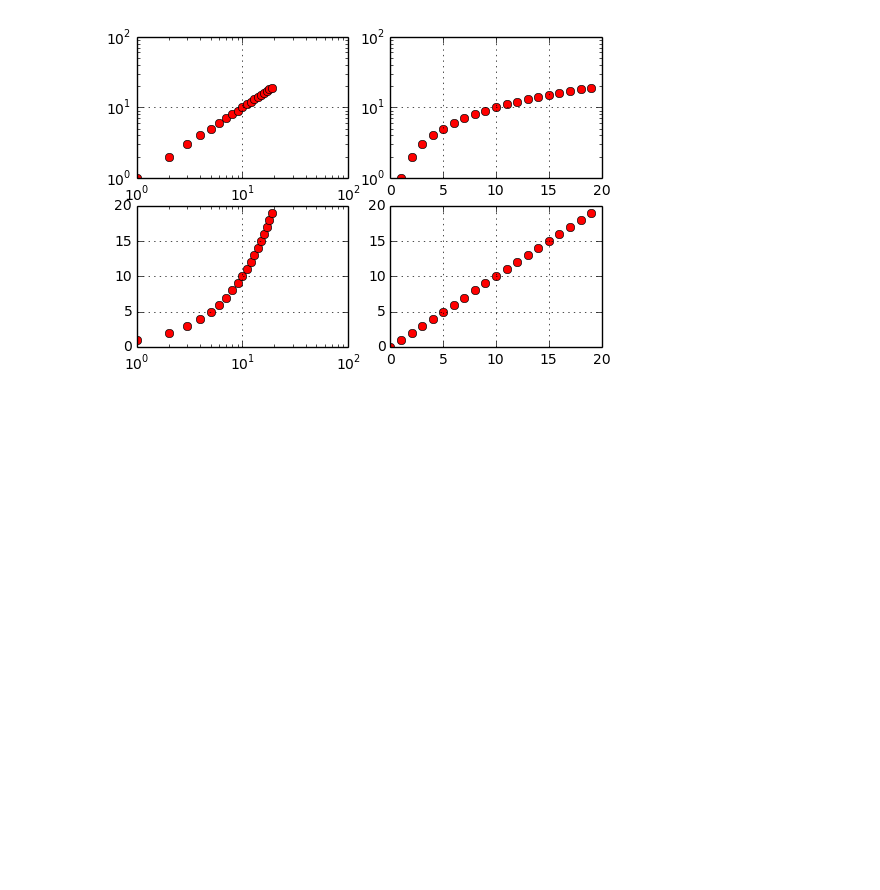
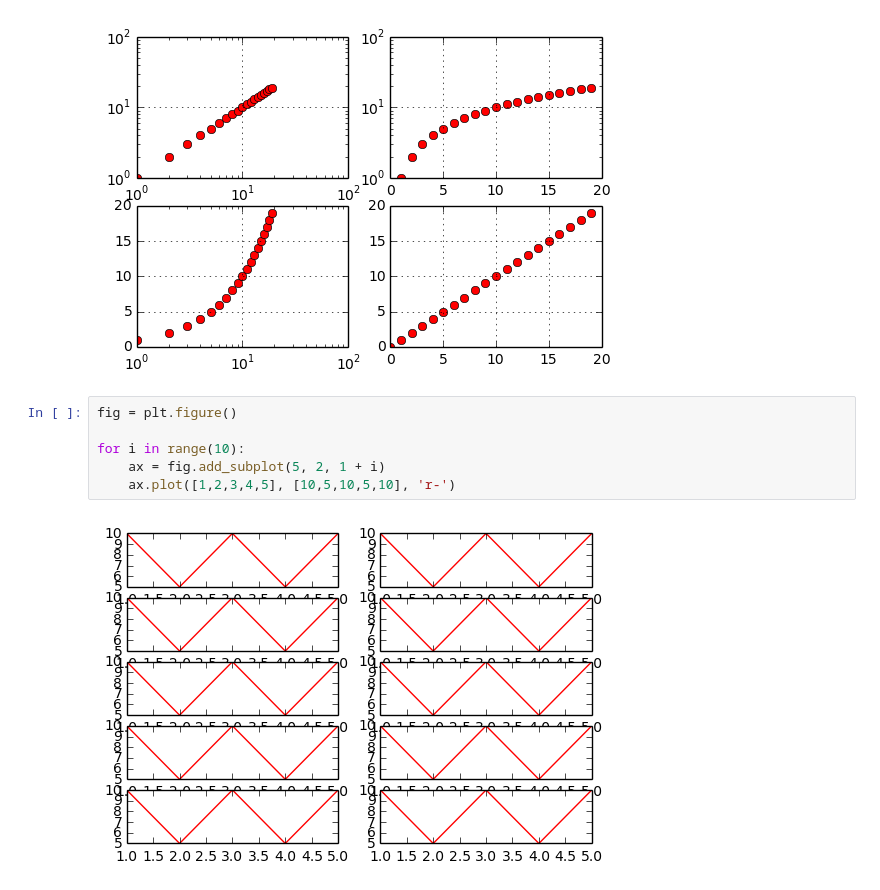
Before and after one commit to Aniket1313/NeuralNetworkNotebooks, a Jupyter notebook: matplotlib Practice.ipynb, the cells around one changed output. Drawn from its saved outputs; the diff is of its cells as text; blank space fills up the shorter version.

```diff
--- a/matplotlib Practice.ipynb
+++ b/matplotlib Practice.ipynb
@@ -158,3 +158,11 @@ plt.grid(True)
 plt.show()
 # %% [output]
 [figure]
+# %%
+fig = plt.figure()
+
+for i in range(10):
+    ax = fig.add_subplot(5, 2, 1 + i)
+    ax.plot([1,2,3,4,5], [10,5,10,5,10], 'r-')
+# %% [output]
+[figure, added]
```
Also changed, not shown: 2 other files.
